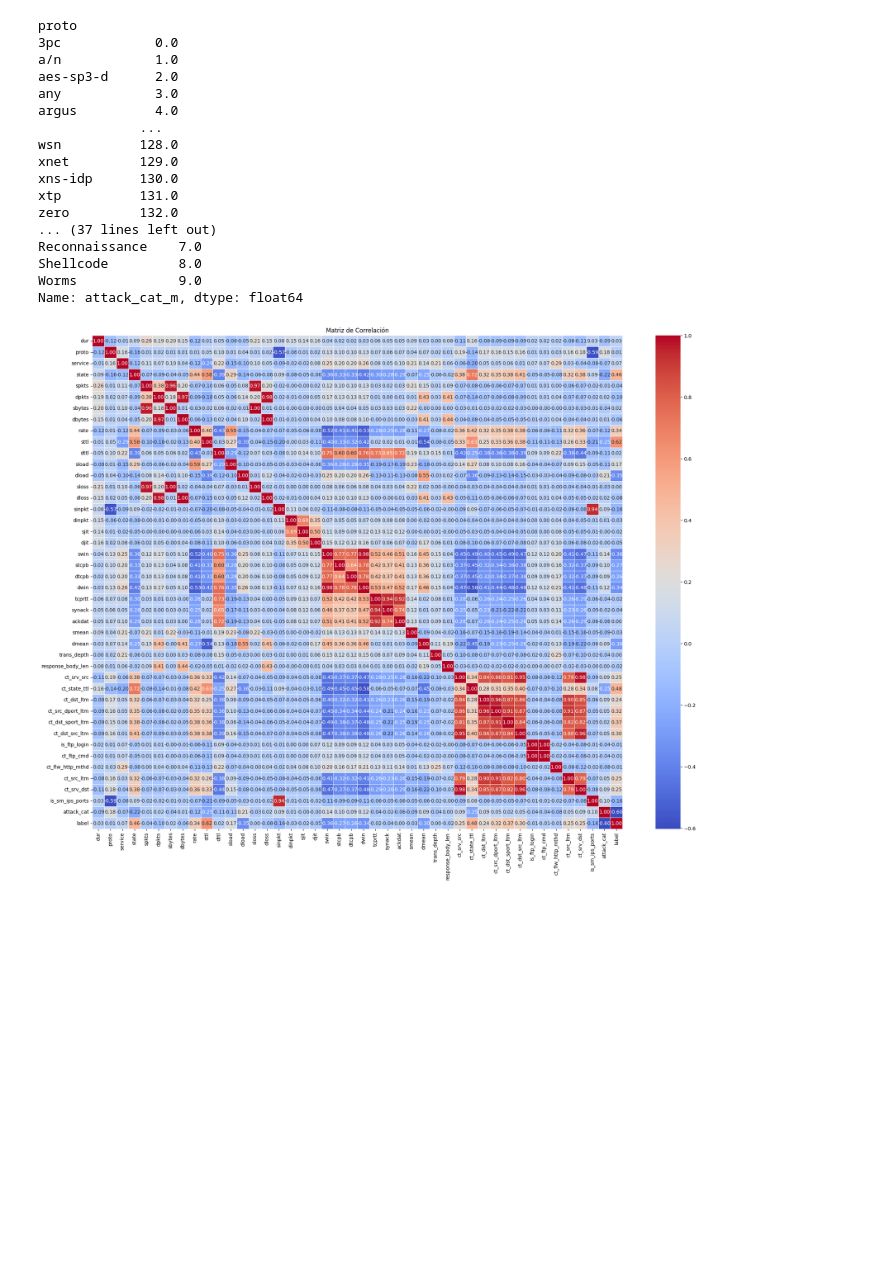
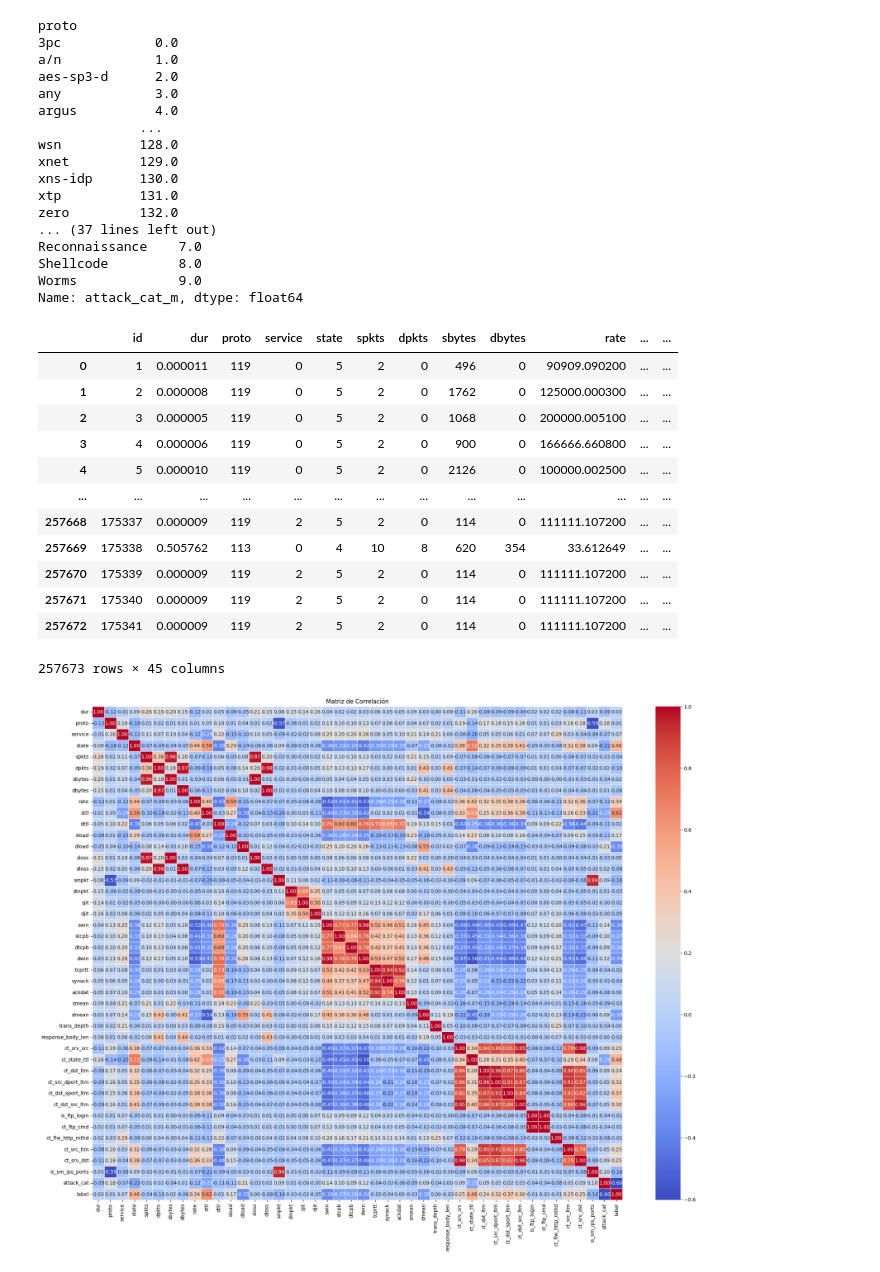
Before and after one commit to alanum9603/IDS_RF, a Jupyter notebook: filterMethods.ipynb, the cells around one changed output. Saved outputs shown, nothing was run; the diff lists cells and outputs as text; code cells hidden in the pictures; blank space fills up the shorter version.

```diff
--- a/filterMethods.ipynb
+++ b/filterMethods.ipynb
@@ -279,6 +281,22 @@ Reconnaissance    7.0
 Shellcode         8.0
 Worms             9.0
 Name: attack_cat_m, dtype: float64
+# %%
+df
+# %% [output]
+|  | id | dur | proto | service | state | spkts | dpkts | sbytes | dbytes | rate | ... | ... |
+| 0 | 1 | 0.000011 | 119 | 0 | 5 | 2 | 0 | 496 | 0 | 90909.090200 | ... | ... |
+| 1 | 2 | 0.000008 | 119 | 0 | 5 | 2 | 0 | 1762 | 0 | 125000.000300 | ... | ... |
+| 2 | 3 | 0.000005 | 119 | 0 | 5 | 2 | 0 | 1068 | 0 | 200000.005100 | ... | ... |
+| 3 | 4 | 0.000006 | 119 | 0 | 5 | 2 | 0 | 900 | 0 | 166666.660800 | ... | ... |
+| 4 | 5 | 0.000010 | 119 | 0 | 5 | 2 | 0 | 2126 | 0 | 100000.002500 | ... | ... |
+| ... | ... | ... | ... | ... | ... | ... | ... | ... | ... | ... | ... | ... |
+| 257668 | 175337 | 0.000009 | 119 | 2 | 5 | 2 | 0 | 114 | 0 | 111111.107200 | ... | ... |
+| 257669 | 175338 | 0.505762 | 113 | 0 | 4 | 10 | 8 | 620 | 354 | 33.612649 | ... | ... |
+| 257670 | 175339 | 0.000009 | 119 | 2 | 5 | 2 | 0 | 114 | 0 | 111111.107200 | ... | ... |
+| 257671 | 175340 | 0.000009 | 119 | 2 | 5 | 2 | 0 | 114 | 0 | 111111.107200 | ... | ... |
+| 257672 | 175341 | 0.000009 | 119 | 2 | 5 | 2 | 0 | 114 | 0 | 111111.107200 | ... | ... |
+257673 rows × 45 columns
 # %%
 df_for_matrix = df.drop(columns=['id'])
 corr_matrix = df_for_matrix.corr()
```
Also changed, not shown: parts of 23 cells of this notebook, 1 other file.
